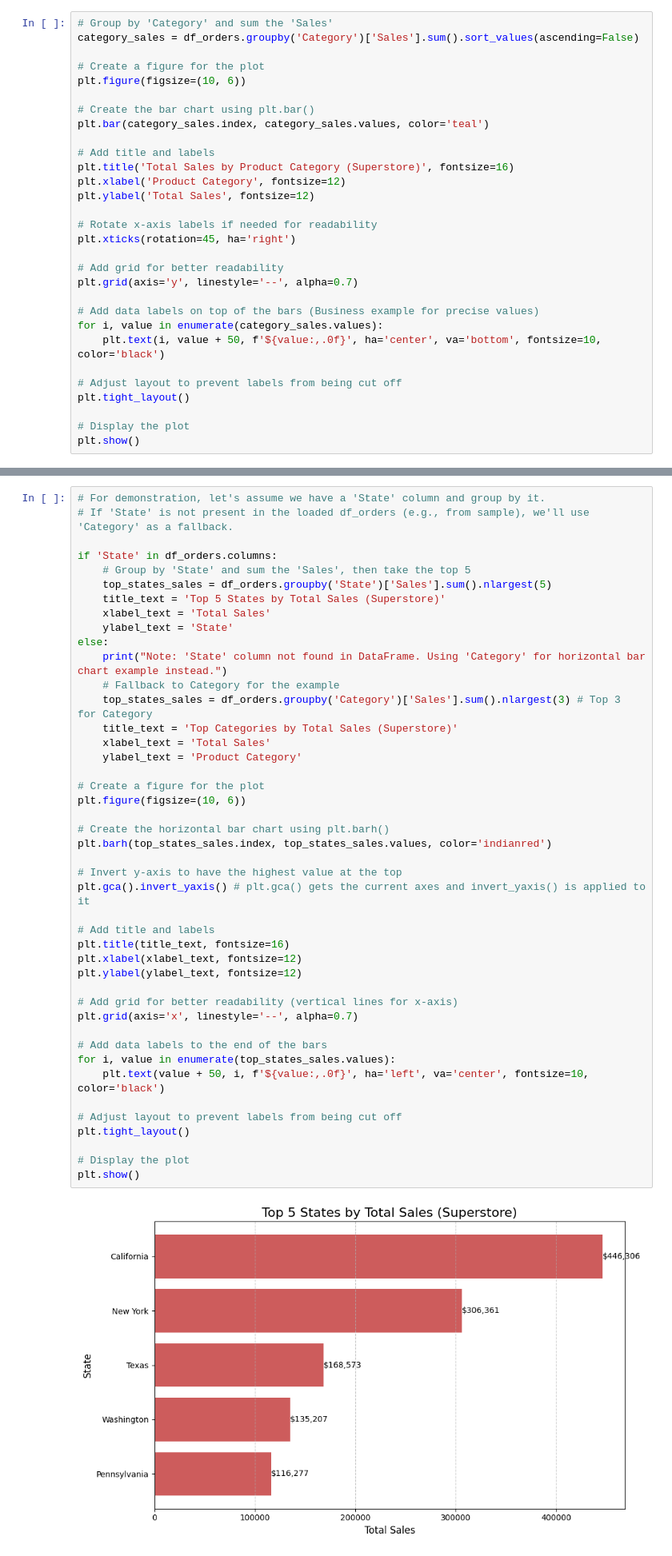
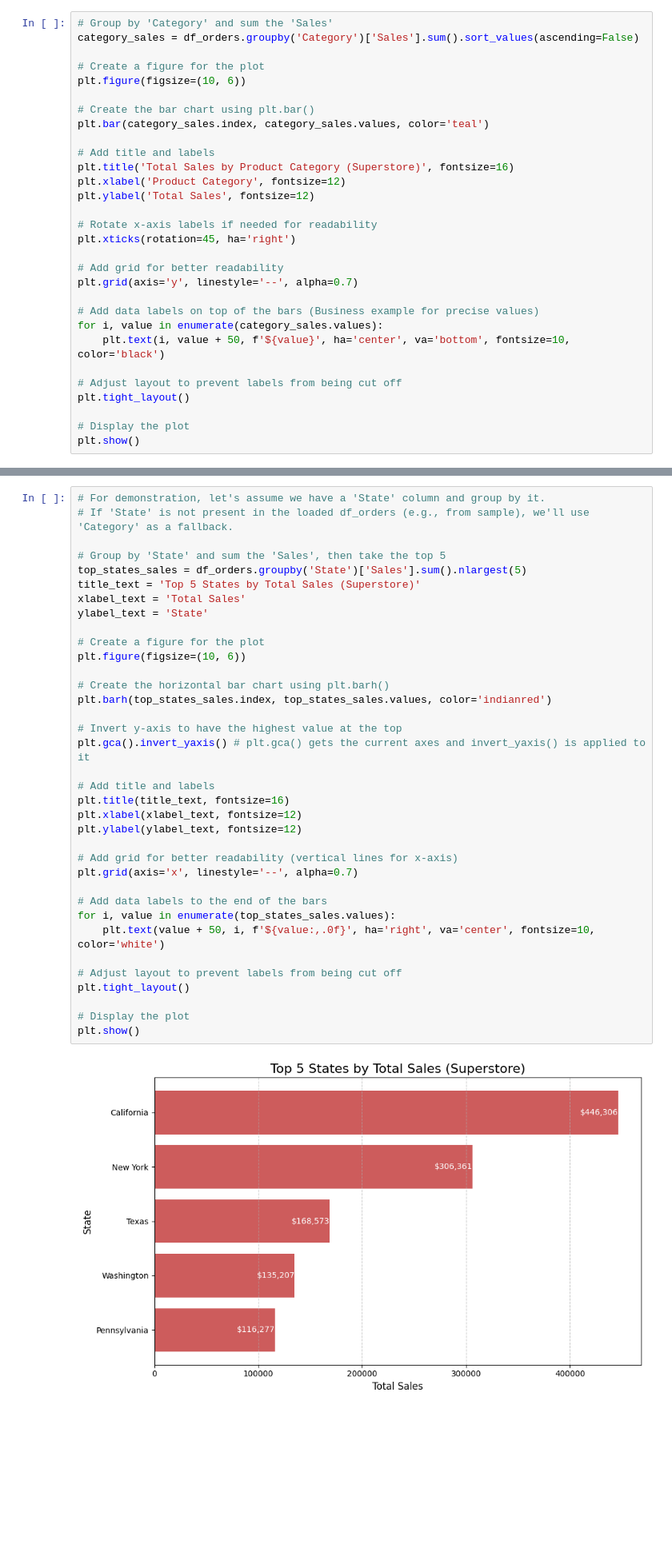
Before and after one commit to Mohamad-Selawy/Python, a Jupyter notebook: Data Analysis/Level 3/Part_1_Fundamentals_and_Matplotlib_Basics.ipynb, the cells around one changed output, grey strips where cells are left out. Shown at 80% size. Saved outputs shown, nothing was run; the diff lists cells and outputs as text; blank space fills up the shorter version.

```diff
--- a/Data Analysis/Level 3/Part_1_Fundamentals_and_Matplotlib_Basics.ipynb
+++ b/Data Analysis/Level 3/Part_1_Fundamentals_and_Matplotlib_Basics.ipynb
@@ -451,7 +519,7 @@ plt.grid(axis='y', linestyle='--', alpha=0.7)
 
 # Add data labels on top of the bars (Business example for precise values)
 for i, value in enumerate(category_sales.values):
-    plt.text(i, value + 50, f'${value:,.0f}', ha='center', va='bottom', fontsize=10, color='black')
+    plt.text(i, value + 50, f'${value}', ha='center', va='bottom', fontsize=10, color='black')
 
 # Adjust layout to prevent labels from being cut off
 plt.tight_layout()
@@ -483,48 +551,40 @@ Let's identify and visualize the top 5 states by total sales. (Note: We'll use '
 # For demonstration, let's assume we have a 'State' column and group by it.
 # If 'State' is not present in the loaded df_orders (e.g., from sample), we'll use 'Category' as a fallback.
 
-if 'State' in df_orders.columns:
-    # Group by 'State' and sum the 'Sales', then take the top 5
-    top_states_sales = df_orders.groupby('State')['Sales'].sum().nlargest(5)
-    title_text = 'Top 5 States by Total Sales (Superstore)'
-    xlabel_text = 'Total Sales'
-    ylabel_text = 'State'
-else:
-    print("Note: 'State' column not found in DataFrame. Using 'Category' for horizontal bar chart example instead.")
-    # Fallback to Category for the example
-    top_states_sales = df_orders.groupby('Category')['Sales'].sum().nlargest(3) # Top 3 for Category
-    title_text = 'Top Categories by Total Sales (Superstore)'
-    xlabel_text = 'Total Sales'
-    ylabel_text = 'Product Category'
+# Group by 'State' and sum the 'Sales', then take the top 5
+top_states_sales = df_orders.groupby('State')['Sales'].sum().nlargest(5)
+title_text = 'Top 5 States by Total Sales (Superstore)'
+xlabel_text = 'Total Sales'
+ylabel_text = 'State'
 
 # Create a figure for the plot
 plt.figure(figsize=(10, 6))
 
 # Create the horizontal bar chart using plt.barh()
 plt.barh(top_states_sales.index, top_states_sales.values, color='indianred')
 
 # Invert y-axis to have the highest value at the top
 plt.gca().invert_yaxis() # plt.gca() gets the current axes and invert_yaxis() is applied to it
 
 # Add title and labels
 plt.title(title_text, fontsize=16)
 plt.xlabel(xlabel_text, fontsize=12)
 plt.ylabel(ylabel_text, fontsize=12)
 
 # Add grid for better readability (vertical lines for x-axis)
 plt.grid(axis='x', linestyle='--', alpha=0.7)
 
 # Add data labels to the end of the bars
 for i, value in enumerate(top_states_sales.values):
-    plt.text(value + 50, i, f'${value:,.0f}', ha='left', va='center', fontsize=10, color='black')
+    plt.text(value + 50, i, f'${value:,.0f}', ha='right', va='center', fontsize=10, color='white')
 
 # Adjust layout to prevent labels from being cut off
 plt.tight_layout()
 
 # Display the plot
 plt.show()
 # %% [output]
-[figure, old version]
+[figure, new version]
 # %% [markdown]
 ## Scatter Plot
 
```
Also changed, not shown: parts of 11 cells of this notebook.
